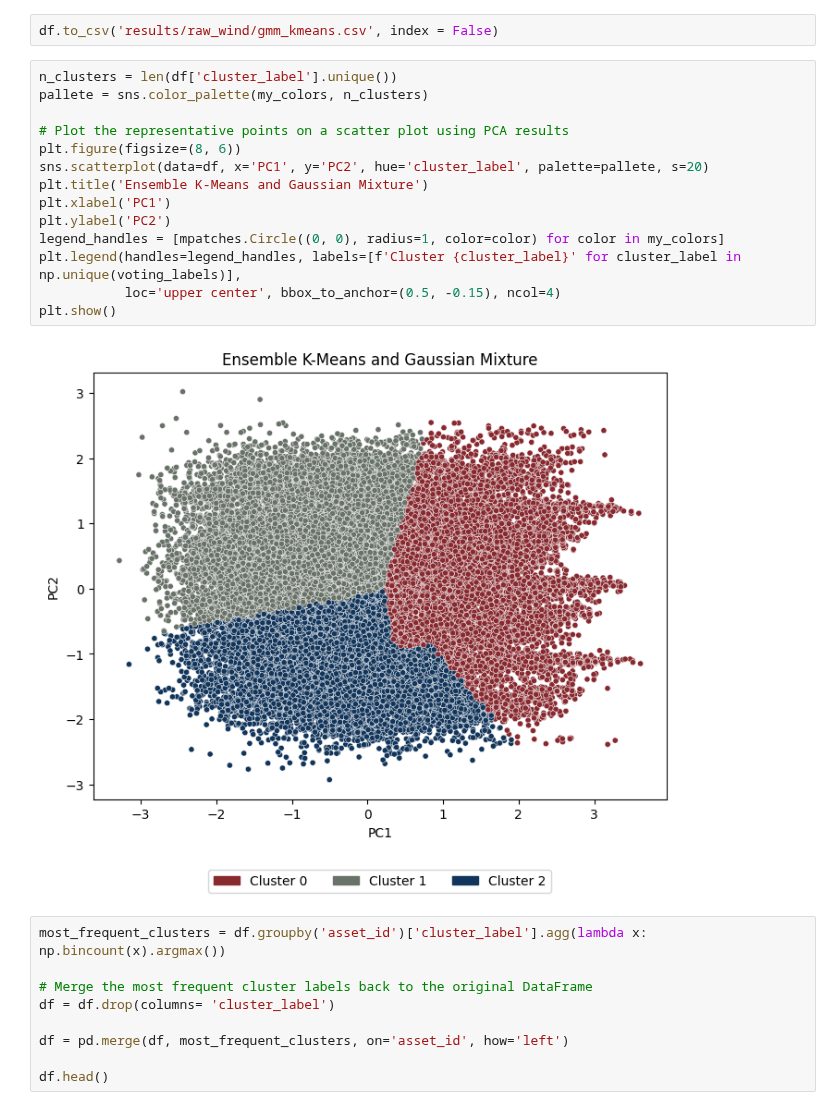
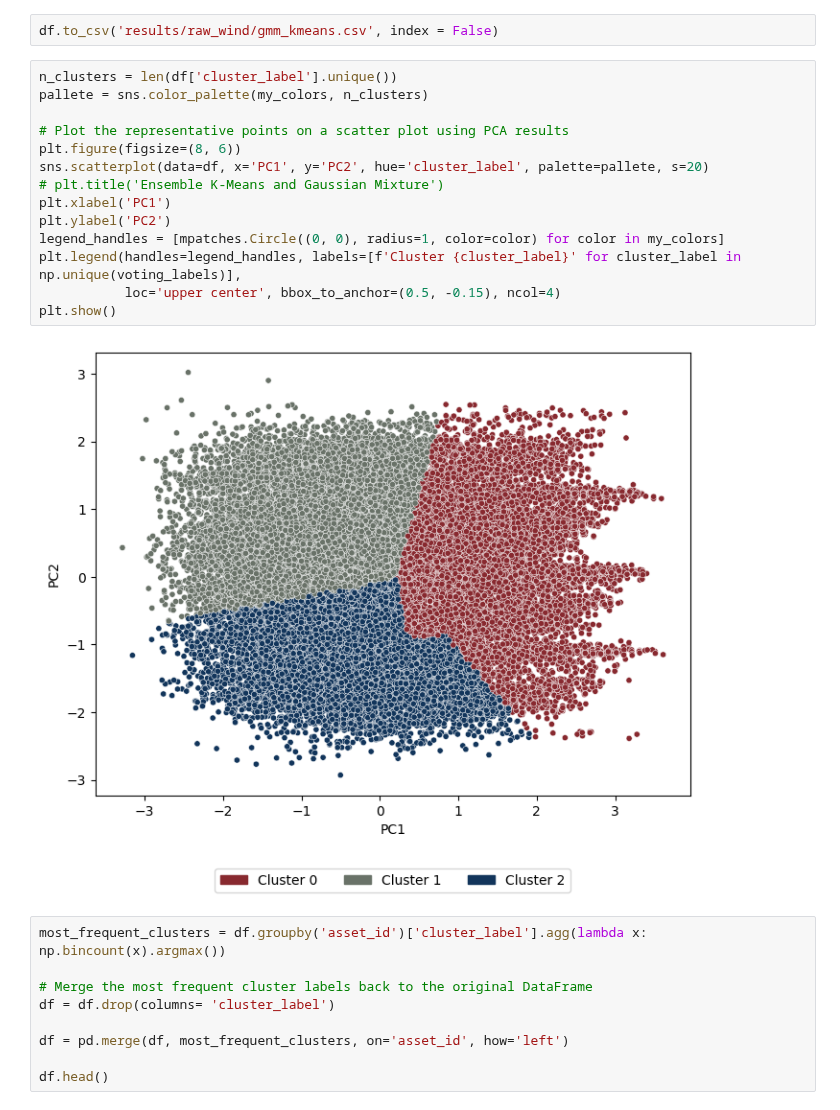
Before and after one commit to sarabreu/thesis_dev, a Jupyter notebook: 4_ensemble_models/raw_wind.ipynb, the cells around one changed output. Cells and saved outputs as stored; diff of their text form.

```diff
--- a/4_ensemble_models/raw_wind.ipynb
+++ b/4_ensemble_models/raw_wind.ipynb
@@ -77,19 +77,19 @@ df.to_csv('results/raw_wind/gmm_kmeans.csv', index = False)
 # %%
 n_clusters = len(df['cluster_label'].unique())
 pallete = sns.color_palette(my_colors, n_clusters)
 
 # Plot the representative points on a scatter plot using PCA results
 plt.figure(figsize=(8, 6))
 sns.scatterplot(data=df, x='PC1', y='PC2', hue='cluster_label', palette=pallete, s=20)
-plt.title('Ensemble K-Means and Gaussian Mixture')
+# plt.title('Ensemble K-Means and Gaussian Mixture')
 plt.xlabel('PC1')
 plt.ylabel('PC2')
 legend_handles = [mpatches.Circle((0, 0), radius=1, color=color) for color in my_colors]
 plt.legend(handles=legend_handles, labels=[f'Cluster {cluster_label}' for cluster_label in np.unique(voting_labels)],
            loc='upper center', bbox_to_anchor=(0.5, -0.15), ncol=4)
 plt.show()
 # %% [output]
-[figure, old version]
+[figure, new version]
 # %%
 most_frequent_clusters = df.groupby('asset_id')['cluster_label'].agg(lambda x: np.bincount(x).argmax())
 
```
Also changed, not shown: parts of 3 cells of this notebook, 3 other files.
